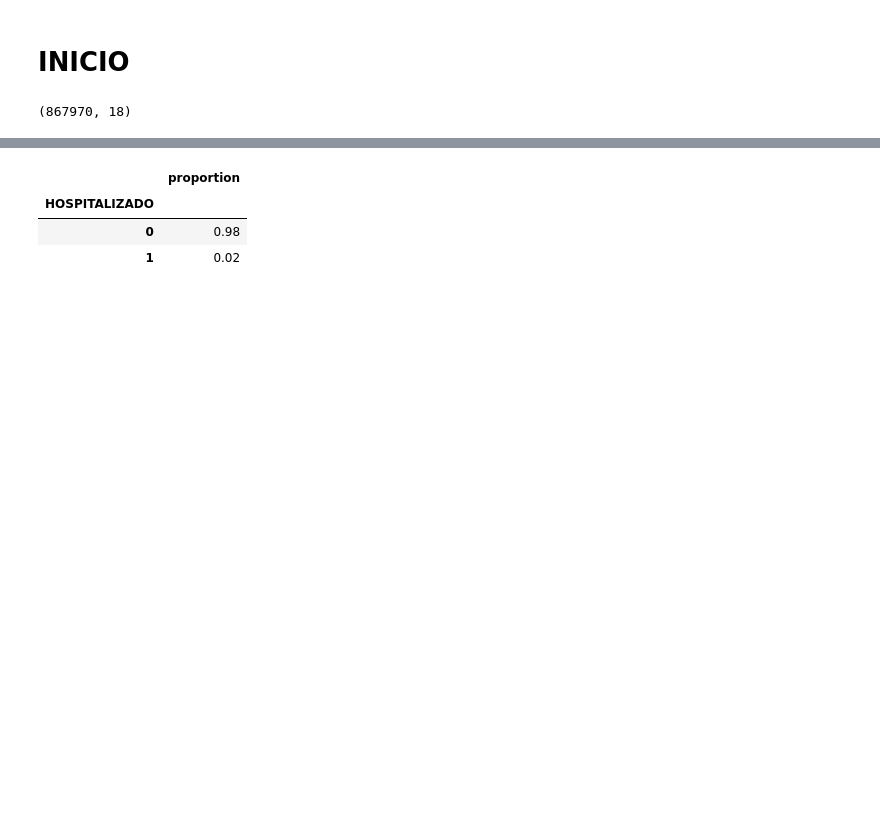
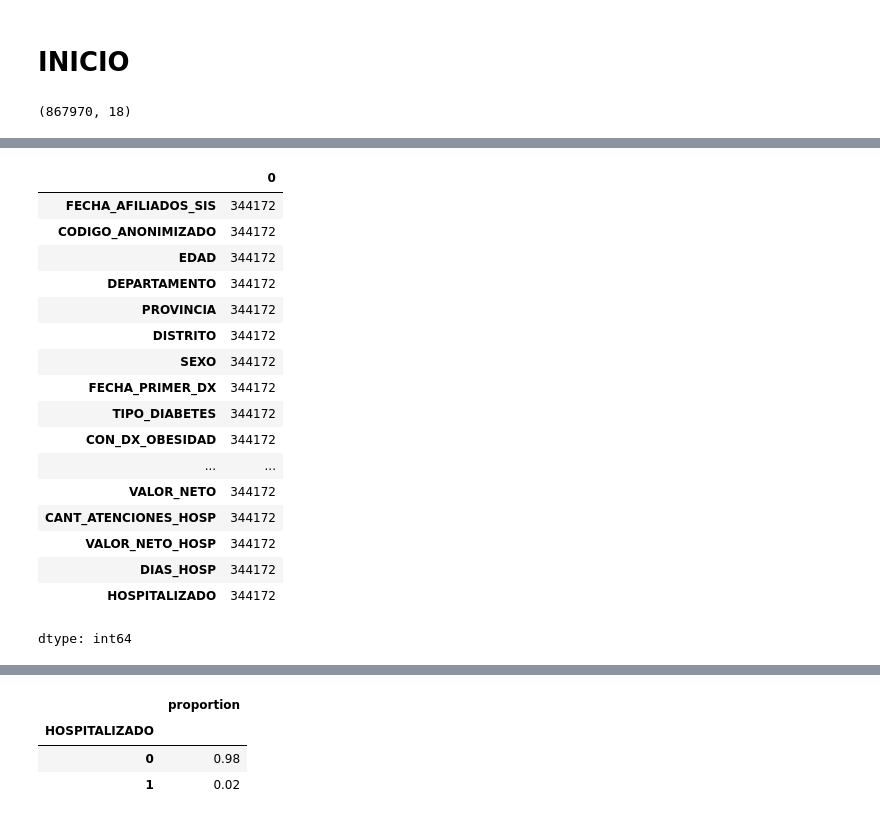
Before and after one commit to Sergius-DS/elecciOn_datasets, a Jupyter notebook: Dataset_Reducido.ipynb, the cells around one changed output, grey strips where cells are left out. Saved outputs shown, nothing was run; the diff lists cells and outputs as text; code cells hidden in the pictures; blank space fills up the shorter version.

```diff
--- a/Dataset_Reducido.ipynb
+++ b/Dataset_Reducido.ipynb
@@ -36,4 +36,25 @@ ds.head(4)
 | 1 | 2023-03-31 | CAEA7585BB5B1A1B8CB6A8612931EE04E... | 40 | LIMA | CANTA | SANTA ROSA DE QUIVES | FEMENINO | ... |
 | 2 | 2023-03-31 | 19CDB3BC20FA3B6FDB458049C73BBDA67... | 62 | ICA | CHINCHA | CHINCHA BAJA | FEMENINO | ... |
 | 3 | 2023-09-30 | C64591A0098FC4539D342C02F3D0EF091... | 65 | LAMBAYEQUE | LAMBAYEQUE | MOCHUMI | FEMENINO | ... |
+# %%
+ds[ds['CODIGO_ANONIMIZADO'].duplicated()].count()
+# %% [output]
+|  | 0 |
+| FECHA_AFILIADOS_SIS | 344172 |
+| CODIGO_ANONIMIZADO | 344172 |
+| EDAD | 344172 |
+| DEPARTAMENTO | 344172 |
+| PROVINCIA | 344172 |
+| DISTRITO | 344172 |
+| SEXO | 344172 |
+| FECHA_PRIMER_DX | 344172 |
+| TIPO_DIABETES | 344172 |
+| CON_DX_OBESIDAD | 344172 |
+| ... | ... |
+| VALOR_NETO | 344172 |
+| CANT_ATENCIONES_HOSP | 344172 |
+| VALOR_NETO_HOSP | 344172 |
+| DIAS_HOSP | 344172 |
+| HOSPITALIZADO | 344172 |
+dtype: int64
 # %%
```
Also changed, not shown: parts of 17 cells of this notebook.
